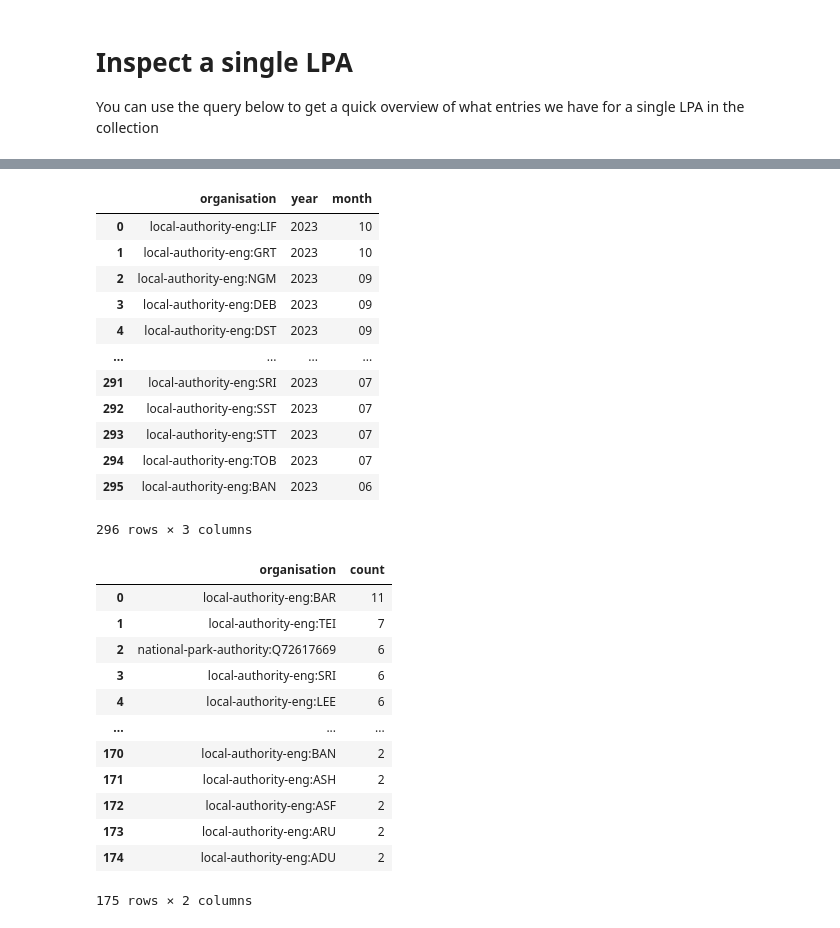
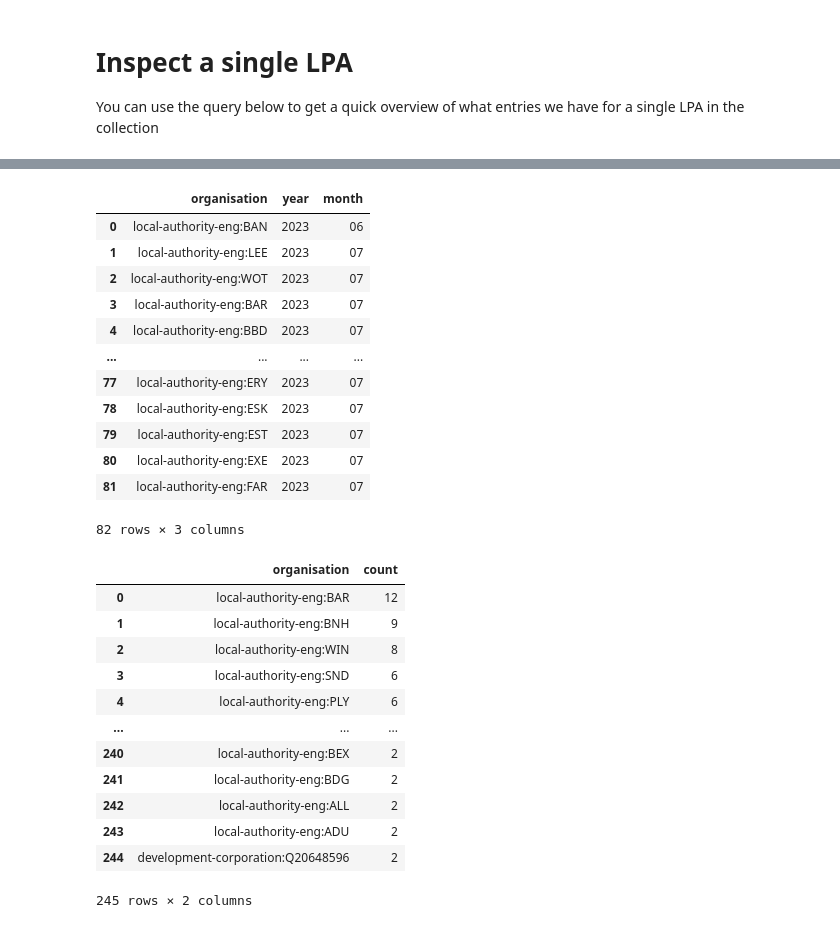
Before and after one commit to digital-land/jupyter-analysis, a Jupyter notebook: service_report/endpoints_stale.ipynb, the cells around one changed output, grey strips where cells are left out. Saved outputs shown, nothing was run; the diff lists cells and outputs as text; code cells hidden in the pictures.

```diff
--- a/service_report/endpoints_stale.ipynb
+++ b/service_report/endpoints_stale.ipynb
@@ -28,8 +28,8 @@ import sqlite3
 # %%
 datasette_url = "https://datasette.planning.data.gov.uk/"
 
-source_file = "/mnt/c/Users/MarkSmith/Downloads/digital-land_2023)10_26.sqlite3" # or whatever you called your download.
-dest_file=  "/mnt/c/Users/MarkSmith/Downloads/entity_2023_10_26_crosstab.csv" # or wherever you want your output
+source_file = "/mnt/c/Users/MarkSmith/Downloads/digital-land_2023_11_16.sqlite3" # or whatever you called your download.
+dest_file=  "/mnt/c/Users/MarkSmith/Downloads/entity_2023_11_16_crosstab.csv" # or wherever you want your output
 
 collection = "brownfield-land"
 staleness_days=365*3
@@ -216,7 +207,7 @@ query_datasette(sql)
 
 You can use the query below to get a quick overview of what entries we have for a single LPA in the collection
 # %%
-organisation= "local-authority-eng:WIN"
+organisation= "local-authority-eng:BAR"
 
 
 sql = F"""
@@ -240,6 +231,4 @@ for i in range(len(endpoints)):
     print("ep_end_date:  ", endpoints.loc[i, "ep_end_date"])
 
     print("\n")
-
-endpoints
 # %% [output]
@@ -298,37 +277,37 @@ query_datasette(sql)
 # %%
 # LPAs that we have not updated
 
 sql = F"""
     select organisation, strftime('%Y',ep.entry_date) as year, strftime('%m',ep.entry_date) as month
 	from source src
 	inner join endpoint ep on ep.endpoint = src.endpoint
 	where src.collection = "{collection}"
     and year = "{current_year}"
-    order by 3 DESC
+    order by year+month asc
     """
 
 query_datasette(sql)
 # %% [output]
 |  | organisation | year | month |
-| 0 | local-authority-eng:LIF | 2023 | 10 |
-| 1 | local-authority-eng:GRT | 2023 | 10 |
-| 2 | local-authority-eng:NGM | 2023 | 09 |
-| 3 | local-authority-eng:DEB | 2023 | 09 |
-| 4 | local-authority-eng:DST | 2023 | 09 |
+| 0 | local-authority-eng:BAN | 2023 | 06 |
+| 1 | local-authority-eng:LEE | 2023 | 07 |
+| 2 | local-authority-eng:WOT | 2023 | 07 |
+| 3 | local-authority-eng:BAR | 2023 | 07 |
+| 4 | local-authority-eng:BBD | 2023 | 07 |
 | ... | ... | ... | ... |
-| 291 | local-authority-eng:SRI | 2023 | 07 |
-| 292 | local-authority-eng:SST | 2023 | 07 |
-| 293 | local-authority-eng:STT | 2023 | 07 |
-| 294 | local-authority-eng:TOB | 2023 | 07 |
-| 295 | local-authority-eng:BAN | 2023 | 06 |
+| 77 | local-authority-eng:ERY | 2023 | 07 |
+| 78 | local-authority-eng:ESK | 2023 | 07 |
+| 79 | local-authority-eng:EST | 2023 | 07 |
+| 80 | local-authority-eng:EXE | 2023 | 07 |
+| 81 | local-authority-eng:FAR | 2023 | 07 |
-296 rows × 3 columns
+82 rows × 3 columns
 # %%
 sql = F"""
     select organisation, count(ep.endpoint) as count
 	from source src
 	inner join endpoint ep on ep.endpoint = src.endpoint
 	where src.collection = "{collection}"
-    and ep.end_date != ""
+    and ep.end_date == ""
     group by 1
     having count > 1
     order by 2 desc
@@ -337,18 +316,18 @@ sql = F"""
 query_datasette(sql)
 # %% [output]
 |  | organisation | count |
-| 0 | local-authority-eng:BAR | 11 |
-| 1 | local-authority-eng:TEI | 7 |
-| 2 | national-park-authority:Q72617669 | 6 |
-| 3 | local-authority-eng:SRI | 6 |
-| 4 | local-authority-eng:LEE | 6 |
+| 0 | local-authority-eng:BAR | 12 |
+| 1 | local-authority-eng:BNH | 9 |
+| 2 | local-authority-eng:WIN | 8 |
+| 3 | local-authority-eng:SND | 6 |
+| 4 | local-authority-eng:PLY | 6 |
 | ... | ... | ... |
-| 170 | local-authority-eng:BAN | 2 |
-| 171 | local-authority-eng:ASH | 2 |
-| 172 | local-authority-eng:ASF | 2 |
-| 173 | local-authority-eng:ARU | 2 |
-| 174 | local-authority-eng:ADU | 2 |
+| 240 | local-authority-eng:BEX | 2 |
+| 241 | local-authority-eng:BDG | 2 |
+| 242 | local-authority-eng:ALL | 2 |
+| 243 | local-authority-eng:ADU | 2 |
+| 244 | development-corporation:Q20648596 | 2 |
-175 rows × 2 columns
+245 rows × 2 columns
 # %%
 sql = F"""
     select organisation, ep.*, strftime('%Y',ep.entry_date) as year
```
Also changed, not shown: parts of 10 cells of this notebook.
